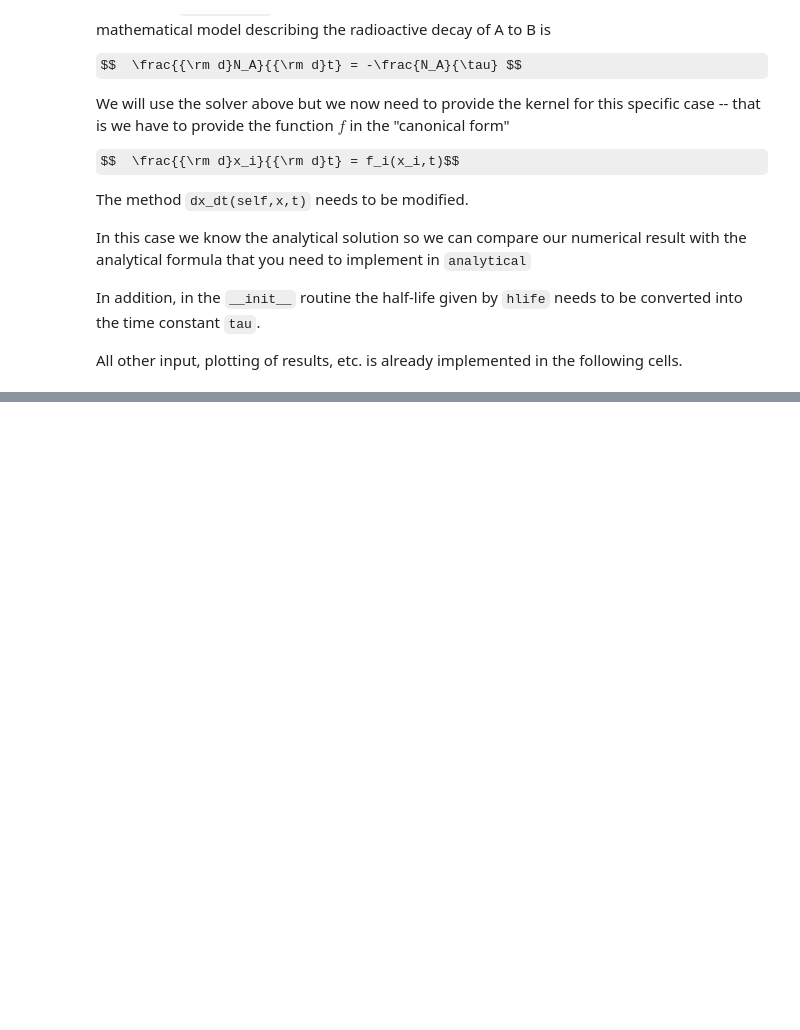
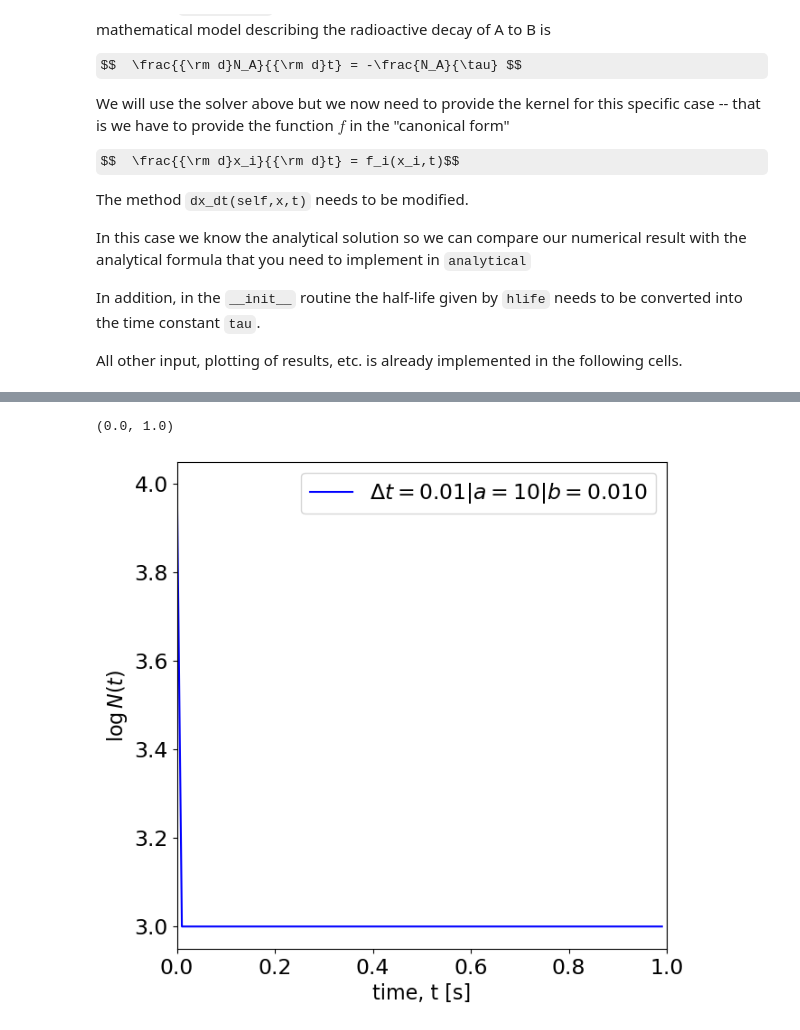
Before and after one commit to keithonpy/Scientific_Computing, a Jupyter notebook: 1. Radioactive Decay/radioactive_decay.ipynb, the cells around one changed output, grey strips where cells are left out. Saved outputs shown, nothing was run; the diff lists cells and outputs as text; code cells hidden in the pictures; some formulas as TeX source; blank space fills up the shorter version.

```diff
--- a/1. Radioactive Decay/radioactive_decay.ipynb
+++ b/1. Radioactive Decay/radioactive_decay.ipynb
@@ -152,0 +370,44 @@ Test cases for the radioactive decay
+# %%
+# initial condition
+natoms = 10000   # Original number of elements at time t=t0
+t0     = 0.0     # Initial time
+t1     = 1.0     # Final time of simulation
+deltat = 0.01    # Size of timestep
+a      = 10
+b      = 0.01
+# %%
+# run the simulations
+
+
+Result = {}
+
+r_play    = Radioactive_play(a, b)
+solver  = EulerSolver(r_play)
+
+x0     = np.array([natoms],dtype='f')
+result = solver.solve(x0,t0,t1,deltat)
+
+ts, xs  = zip(*result)
+errors  = radioactive.relative_error(result,t0,t1)
+te, xe  = zip(*errors)
+sim     = {'t':ts, 'x':xs, 'err':xe}
+# %%
+# single figure of size 7x7 cm
+fig, ax  = plt.subplots(1, 1, figsize = (7, 7))
+
+# plot result
+label = r"$\Delta t=0.01| a = {0} | b= {1:1.3f}$".format(a, b)
+ax.plot(sim["t"], np.log10(sim["x"]), label=label, color='blue')
+
+# generate legend
+ax.legend()
+
+# axis labels
+ax.set_xlabel("time, t [s]")
+ax.set_ylabel(r"$\log N(t)$")
+
+# limits
+ax.set_xlim([0,1])
+# %% [output]
+(0.0, 1.0)
+[figure, added]
```
Also changed, not shown: parts of 24 cells of this notebook.
